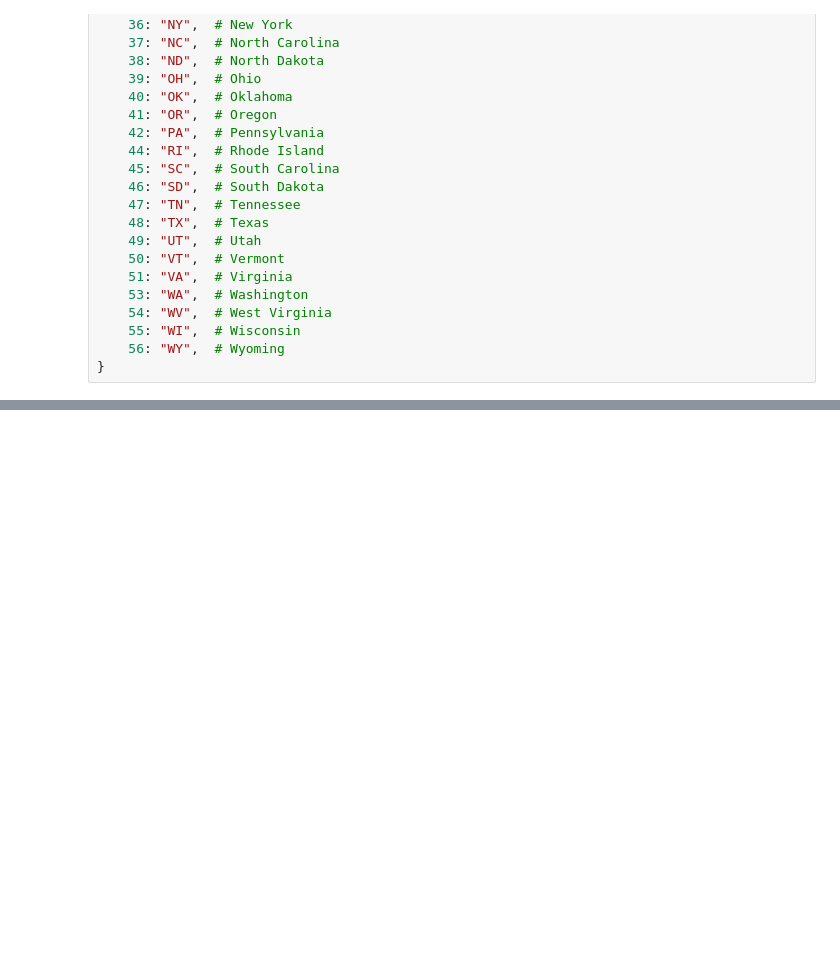
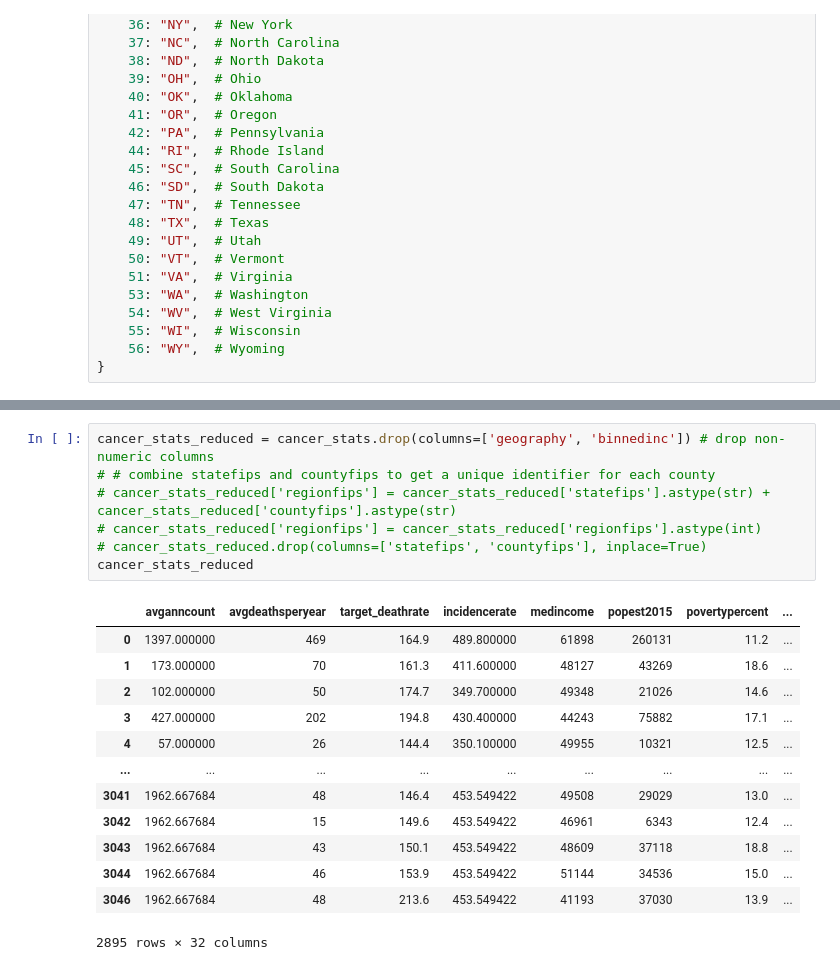
Before and after one commit to cake-dev/AdvDataScience, a Jupyter notebook: Cancer_Project.ipynb, the cells around one changed output, grey strips where cells are left out. Cells and saved outputs as stored; diff of their text form; blank space fills up the shorter version.

```diff
--- a/Cancer_Project.ipynb
+++ b/Cancer_Project.ipynb
@@ -113,0 +117,21 @@ cancer_stats
+# %%
+cancer_stats_reduced = cancer_stats.drop(columns=['geography', 'binnedinc']) # drop non-numeric columns
+# # combine statefips and countyfips to get a unique identifier for each county
+# cancer_stats_reduced['regionfips'] = cancer_stats_reduced['statefips'].astype(str) + cancer_stats_reduced['countyfips'].astype(str)
+# cancer_stats_reduced['regionfips'] = cancer_stats_reduced['regionfips'].astype(int)
+# cancer_stats_reduced.drop(columns=['statefips', 'countyfips'], inplace=True)
+cancer_stats_reduced
+# %% [output]
+|  | avganncount | avgdeathsperyear | target_deathrate | incidencerate | medincome | popest2015 | povertypercent | ... |
+| 0 | 1397.000000 | 469 | 164.9 | 489.800000 | 61898 | 260131 | 11.2 | ... |
+| 1 | 173.000000 | 70 | 161.3 | 411.600000 | 48127 | 43269 | 18.6 | ... |
+| 2 | 102.000000 | 50 | 174.7 | 349.700000 | 49348 | 21026 | 14.6 | ... |
+| 3 | 427.000000 | 202 | 194.8 | 430.400000 | 44243 | 75882 | 17.1 | ... |
+| 4 | 57.000000 | 26 | 144.4 | 350.100000 | 49955 | 10321 | 12.5 | ... |
+| ... | ... | ... | ... | ... | ... | ... | ... | ... |
+| 3041 | 1962.667684 | 48 | 146.4 | 453.549422 | 49508 | 29029 | 13.0 | ... |
+| 3042 | 1962.667684 | 15 | 149.6 | 453.549422 | 46961 | 6343 | 12.4 | ... |
+| 3043 | 1962.667684 | 43 | 150.1 | 453.549422 | 48609 | 37118 | 18.8 | ... |
+| 3044 | 1962.667684 | 46 | 153.9 | 453.549422 | 51144 | 34536 | 15.0 | ... |
+| 3046 | 1962.667684 | 48 | 213.6 | 453.549422 | 41193 | 37030 | 13.9 | ... |
+2895 rows × 32 columns
```
Also changed, not shown: parts of 12 cells of this notebook.
